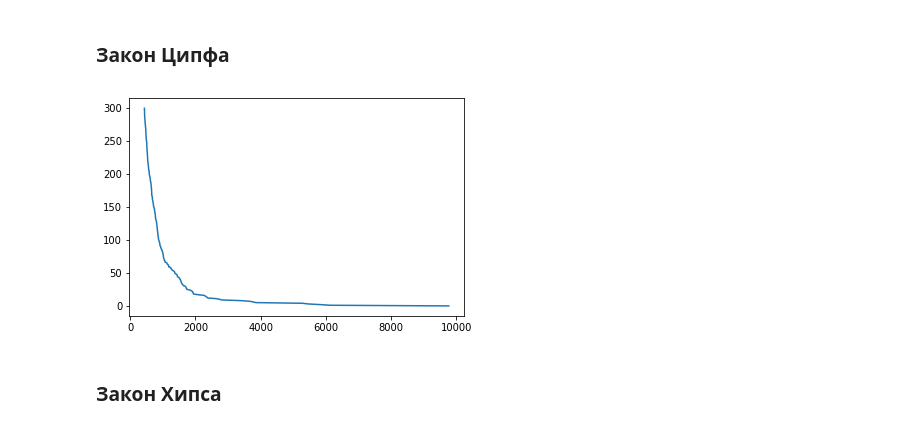
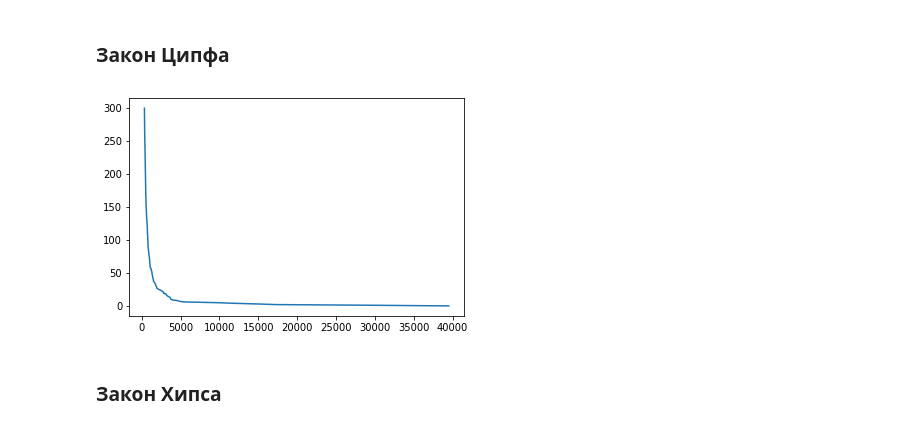
Before and after one commit to artemovae/nlp-course-hse-summer-intensive, a Jupyter notebook: 1_intro.ipynb, the cells around one changed output. Saved outputs shown, nothing was run; the diff lists cells and outputs as text; code cells hidden in the pictures.

```diff
--- a/1_intro.ipynb
+++ b/1_intro.ipynb
@@ -166,14 +169,14 @@ for i in cnt.most_common(10):
 # %% [markdown]
 ### Закон Ципфа
 # %%
-freqs = list(fd.values())
+freqs = list(cnt.values())
 freqs = sorted(freqs, reverse = True)
 
 fig, ax = plt.subplots()
 ax.plot(freqs[:300], range(300))
 plt.show()
 # %% [output]
-[figure, old version]
+[figure, new version]
 # %% [markdown]
 ### Закон Хипса
 # %%
```
Also changed, not shown: parts of 3 cells of this notebook.
